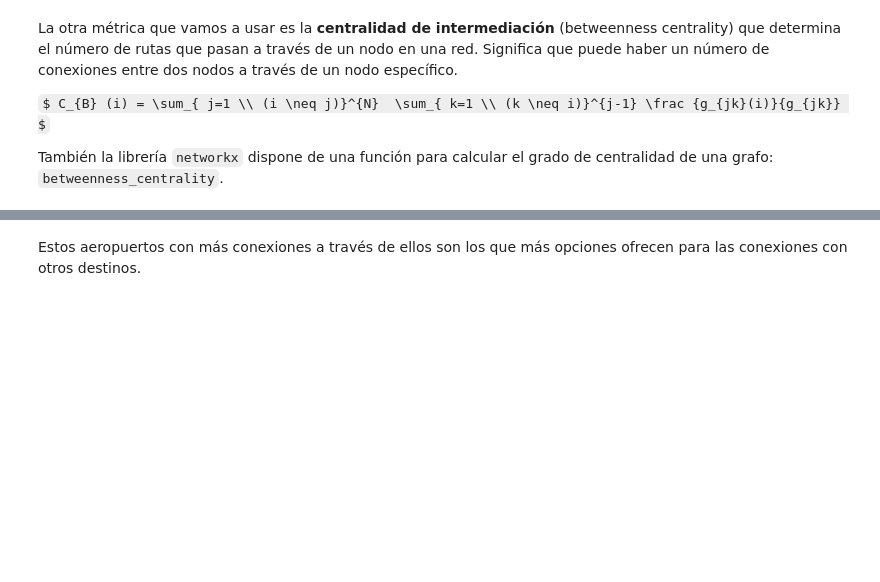
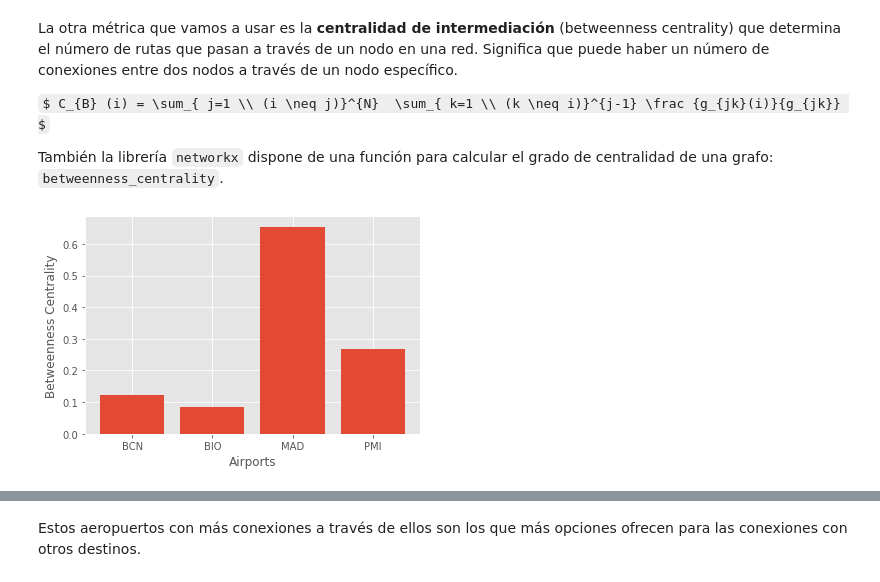
Before and after one commit to pfreezv/UOC, a Jupyter notebook: Tipología y fuentes de datos/pec 4/entrega/TyFdDd_PEC4_alan_coila_bustinza.ipynb, the cells around one changed output, grey strips where cells are left out. Saved outputs shown, nothing was run; the diff lists cells and outputs as text; code cells hidden in the pictures; some formulas as TeX source; blank space fills up the shorter version.

```diff
--- a/Tipología y fuentes de datos/pec 4/entrega/TyFdDd_PEC4_alan_coila_bustinza.ipynb
+++ b/Tipología y fuentes de datos/pec 4/entrega/TyFdDd_PEC4_alan_coila_bustinza.ipynb
@@ -1178,15 +1185,17 @@ También la librería `networkx` dispone de una función para calcular el grado
 # %%
 def show_bet_centrality(data):
   g = nx.from_pandas_edgelist(data, source='departure_airport_iata', target='arrival_airport_iata')
-  bet_cen =  # TODO: calcular centralidad de intermediacion
+  bet_cen =  nx.betweenness_centrality(g) # TODO: calcular centralidad de intermediacion
   data_bet_cen = pd.DataFrame(bet_cen.items())
   # print(data)
   data_bet_cen = data_bet_cen[data_bet_cen[1] > 0.05]
   plt.bar(data_bet_cen[0], data_bet_cen[1])
   plt.xlabel('Airports')
   plt.ylabel('Betweenness Centrality')
   plt.show()
 
 show_bet_centrality( routes_es_g )
+# %% [output]
+[figure, added]
 # %%
 show_bet_centrality( routes_us_g )
```
Also changed, not shown: parts of 17 cells of this notebook.
